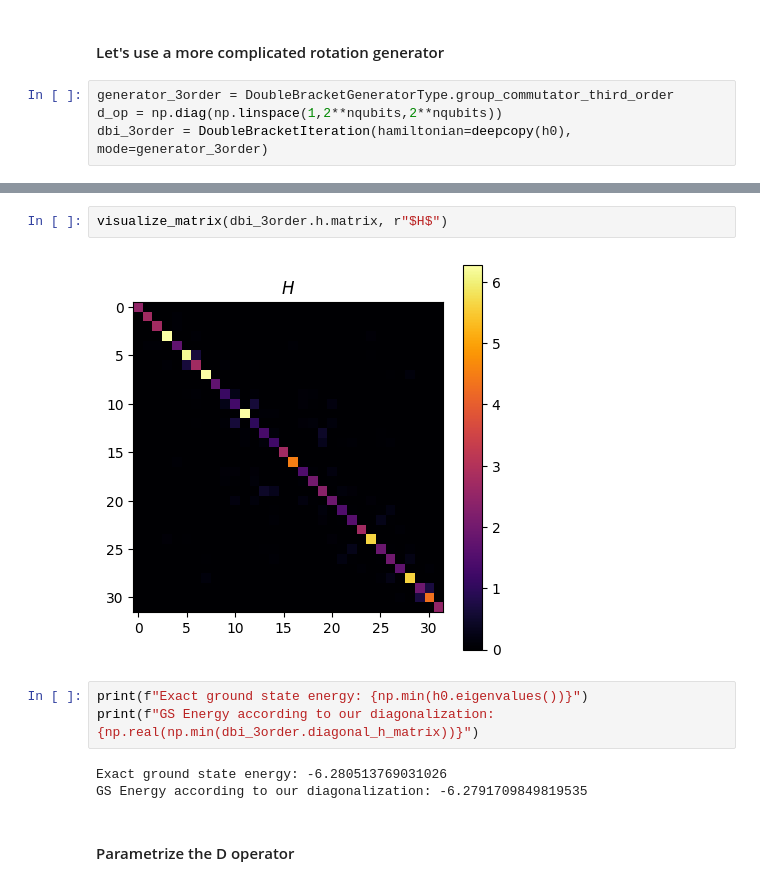
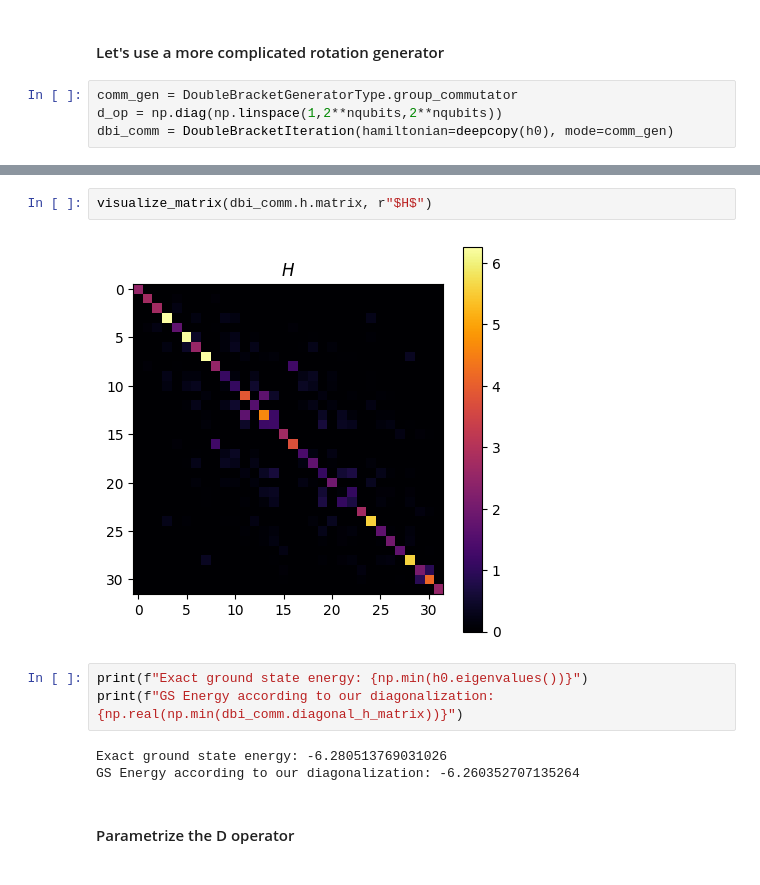
Before and after one commit to MatteoRobbiati/notebooks, a Jupyter notebook: DBQA/dbqa4diagonalization.ipynb, the cells around one changed output, grey strips where cells are left out. Saved outputs shown, nothing was run; the diff lists cells and outputs as text.

```diff
--- a/DBQA/dbqa4diagonalization.ipynb
+++ b/DBQA/dbqa4diagonalization.ipynb
@@ -170,7 +173,7 @@ It seems we can converge faster, but with a similar limit plateau.
 # %% [markdown]
 #### Let's use a more complicated rotation generator
 # %%
-generator_3order = DoubleBracketGeneratorType.group_commutator_third_order
+comm_gen = DoubleBracketGeneratorType.group_commutator
 d_op = np.diag(np.linspace(1,2**nqubits,2**nqubits))
-dbi_3order = DoubleBracketIteration(hamiltonian=deepcopy(h0), mode=generator_3order)
+dbi_comm = DoubleBracketIteration(hamiltonian=deepcopy(h0), mode=comm_gen)
 # %%
@@ -186,13 +189,13 @@ plot_loss(
 # %%
-visualize_matrix(dbi_3order.h.matrix, r"$H$")
+visualize_matrix(dbi_comm.h.matrix, r"$H$")
 # %% [output]
-[figure, old version]
+[figure, new version]
 # %%
 print(f"Exact ground state energy: {np.min(h0.eigenvalues())}")
-print(f"GS Energy according to our diagonalization: {np.real(np.min(dbi_3order.diagonal_h_matrix))}")
+print(f"GS Energy according to our diagonalization: {np.real(np.min(dbi_comm.diagonal_h_matrix))}")
 # %% [output]
 Exact ground state energy: -6.280513769031026
-GS Energy according to our diagonalization: -6.2791709849819535
+GS Energy according to our diagonalization: -6.260352707135264
 # %% [markdown]
 #### Parametrize the D operator
 # %%
```
Also changed, not shown: parts of 17 cells of this notebook.
